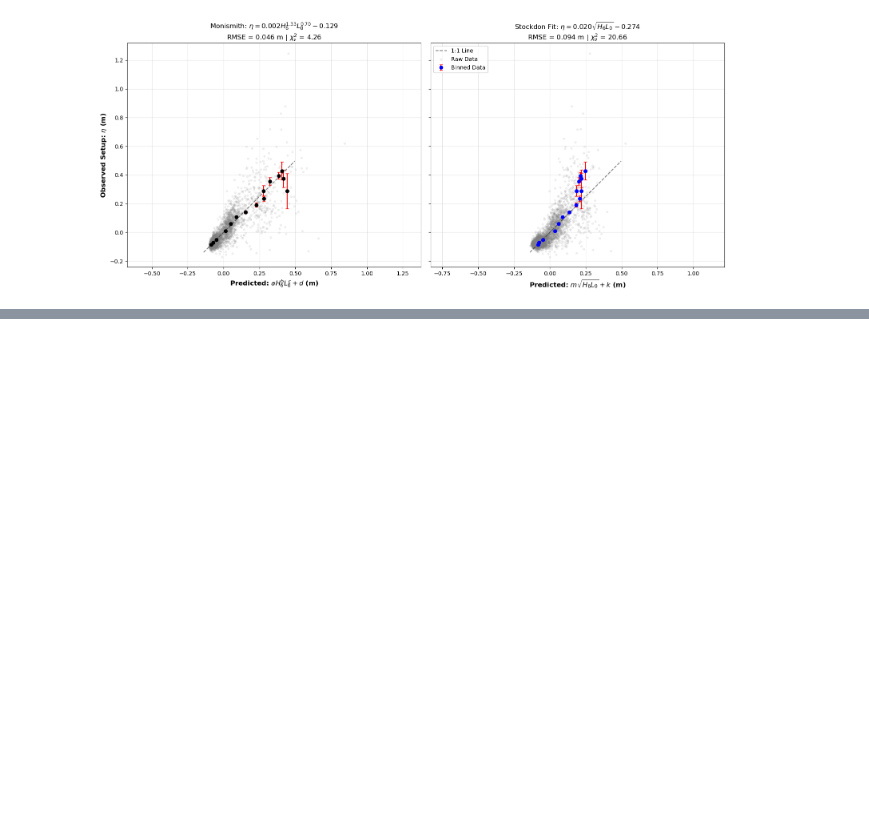
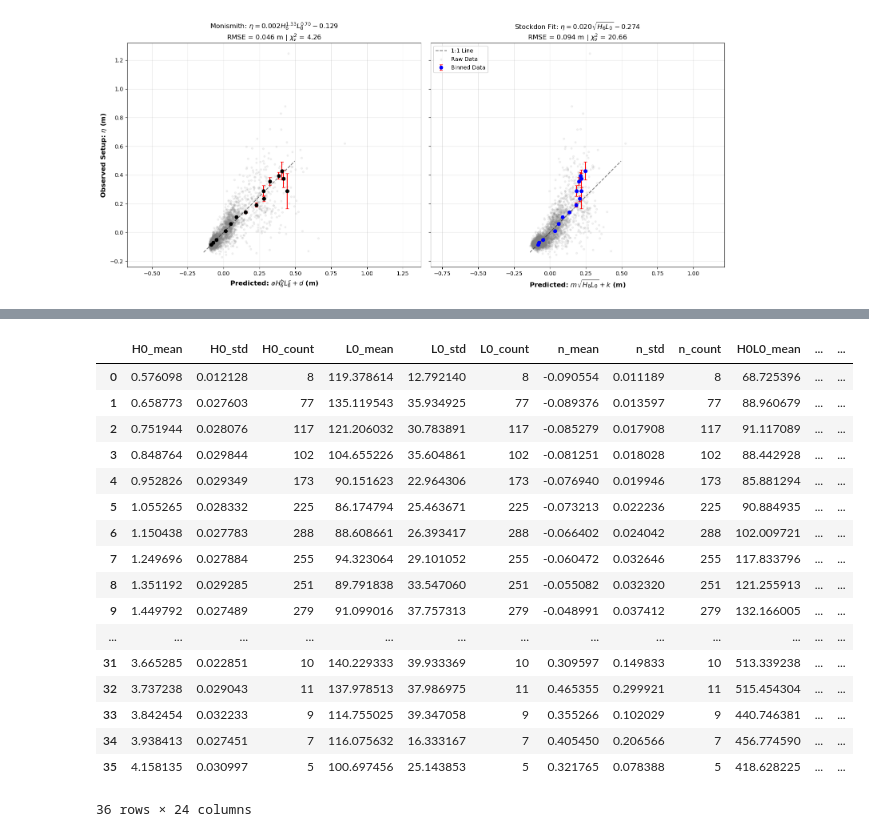
Before and after one commit to isidora-rojas/PILOT_Mokuleia, a Jupyter notebook: Mark_Meetings/2025-12-17.ipynb, the cells around one changed output, grey strips where cells are left out. Drawn from its saved outputs; the diff is of its cells as text; code cells hidden in the pictures; blank space fills up the shorter version.

```diff
--- a/Mark_Meetings/2025-12-17.ipynb
+++ b/Mark_Meetings/2025-12-17.ipynb
@@ -652,3 +654,32 @@ binned_df
 ## save working data frames
 binned_df.to_parquet('binned2H0.parquet')
 bulk_df.to_parquet('bulk_df.parquet')
+# %%
+binned_df = bin_stats(
+    bulk_df,
+    bin_col='H0',
+    # Add the new columns to this list
+    agg_cols=['H0', 'L0', 'n', 'H0L0', 'steepness', 'setdown'],
+    bin_size=0.1
+)
+# %%
+binned_df
+# %% [output]
+|  | H0_mean | H0_std | H0_count | L0_mean | L0_std | L0_count | n_mean | n_std | n_count | H0L0_mean | ... | ... |
+| 0 | 0.576098 | 0.012128 | 8 | 119.378614 | 12.792140 | 8 | -0.090554 | 0.011189 | 8 | 68.725396 | ... | ... |
+| 1 | 0.658773 | 0.027603 | 77 | 135.119543 | 35.934925 | 77 | -0.089376 | 0.013597 | 77 | 88.960679 | ... | ... |
+| 2 | 0.751944 | 0.028076 | 117 | 121.206032 | 30.783891 | 117 | -0.085279 | 0.017908 | 117 | 91.117089 | ... | ... |
+| 3 | 0.848764 | 0.029844 | 102 | 104.655226 | 35.604861 | 102 | -0.081251 | 0.018028 | 102 | 88.442928 | ... | ... |
+| 4 | 0.952826 | 0.029349 | 173 | 90.151623 | 22.964306 | 173 | -0.076940 | 0.019946 | 173 | 85.881294 | ... | ... |
+| 5 | 1.055265 | 0.028332 | 225 | 86.174794 | 25.463671 | 225 | -0.073213 | 0.022236 | 225 | 90.884935 | ... | ... |
+| 6 | 1.150438 | 0.027783 | 288 | 88.608661 | 26.393417 | 288 | -0.066402 | 0.024042 | 288 | 102.009721 | ... | ... |
+| 7 | 1.249696 | 0.027884 | 255 | 94.323064 | 29.101052 | 255 | -0.060472 | 0.032646 | 255 | 117.833796 | ... | ... |
+| 8 | 1.351192 | 0.029285 | 251 | 89.791838 | 33.547060 | 251 | -0.055082 | 0.032320 | 251 | 121.255913 | ... | ... |
+| 9 | 1.449792 | 0.027489 | 279 | 91.099016 | 37.757313 | 279 | -0.048991 | 0.037412 | 279 | 132.166005 | ... | ... |
+| ... | ... | ... | ... | ... | ... | ... | ... | ... | ... | ... | ... | ... |
+| 31 | 3.665285 | 0.022851 | 10 | 140.229333 | 39.933369 | 10 | 0.309597 | 0.149833 | 10 | 513.339238 | ... | ... |
+| 32 | 3.737238 | 0.029043 | 11 | 137.978513 | 37.986975 | 11 | 0.465355 | 0.299921 | 11 | 515.454304 | ... | ... |
+| 33 | 3.842454 | 0.032233 | 9 | 114.755025 | 39.347058 | 9 | 0.355266 | 0.102029 | 9 | 440.746381 | ... | ... |
+| 34 | 3.938413 | 0.027451 | 7 | 116.075632 | 16.333167 | 7 | 0.405450 | 0.206566 | 7 | 456.774590 | ... | ... |
+| 35 | 4.158135 | 0.030997 | 5 | 100.697456 | 25.143853 | 5 | 0.321765 | 0.078388 | 5 | 418.628225 | ... | ... |
+36 rows × 24 columns
```
Also changed, not shown: parts of 1 cell of this notebook, 1 other file.
